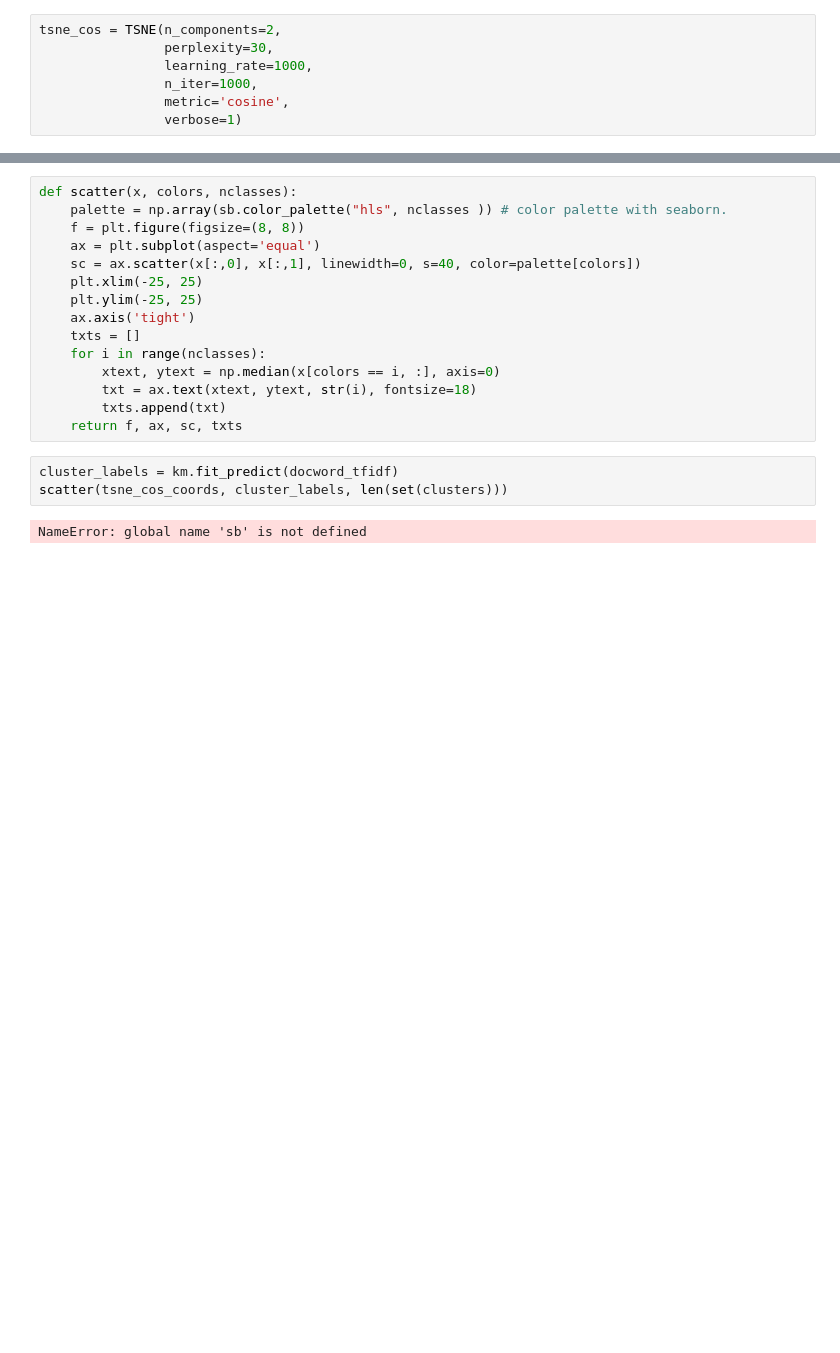
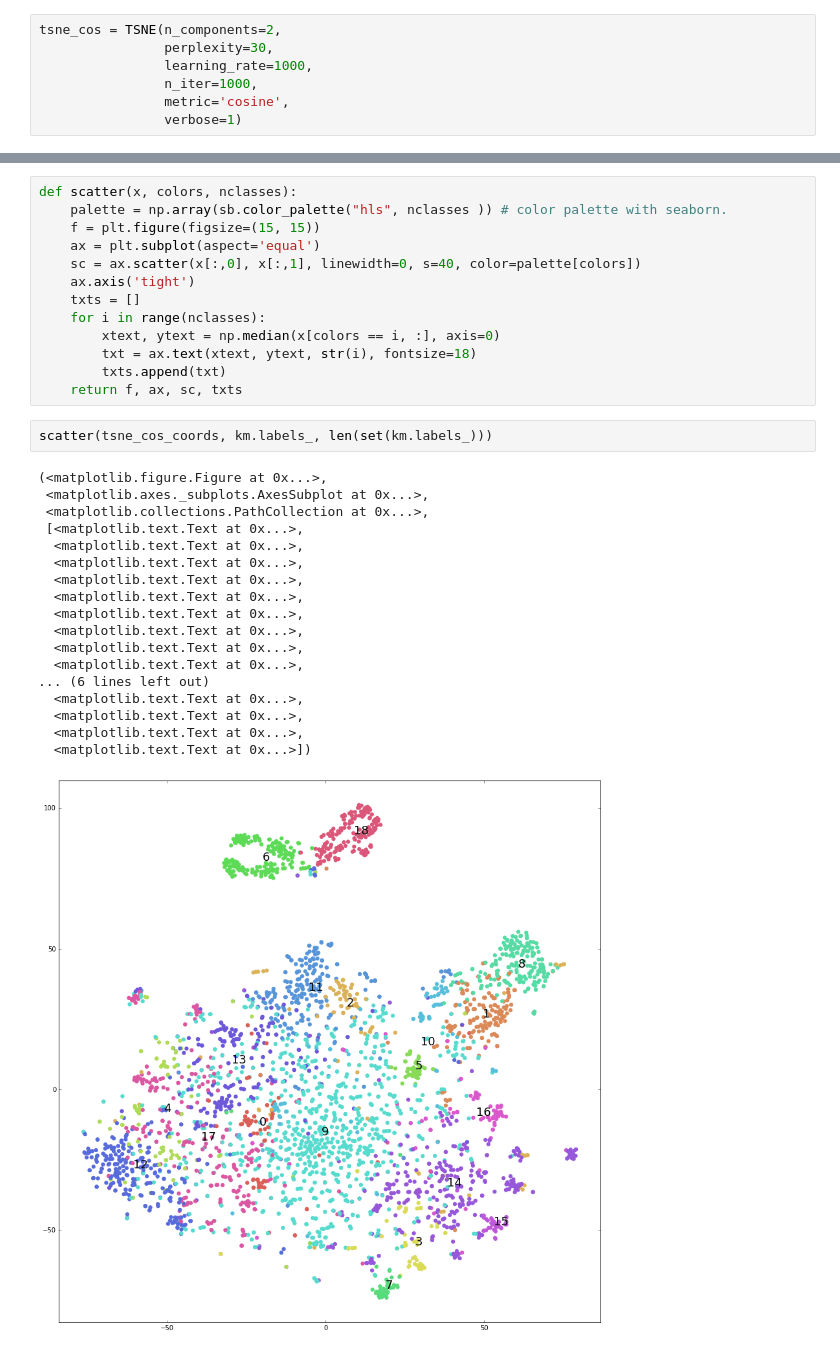
Before and after one commit to vitalv/doc-clustering-topic-modeling, a Jupyter notebook: doc-clustering-topic-modeling.ipynb, the cells around one changed output, grey strips where cells are left out. Drawn from its saved outputs; the diff is of its cells as text; blank space fills up the shorter version.

```diff
--- a/doc-clustering-topic-modeling.ipynb
+++ b/doc-clustering-topic-modeling.ipynb
@@ -234,11 +237,9 @@ tsne_cos_coords = tsne_cos.fit_transform(dist)
 # %%
 def scatter(x, colors, nclasses):
     palette = np.array(sb.color_palette("hls", nclasses )) # color palette with seaborn.
-    f = plt.figure(figsize=(8, 8))
+    f = plt.figure(figsize=(15, 15))
     ax = plt.subplot(aspect='equal')
     sc = ax.scatter(x[:,0], x[:,1], linewidth=0, s=40, color=palette[colors])
-    plt.xlim(-25, 25)
-    plt.ylim(-25, 25)
     ax.axis('tight')
     txts = []
     for i in range(nclasses):
@@ -246,8 +247,24 @@ def scatter(x, colors, nclasses):
         txt = ax.text(xtext, ytext, str(i), fontsize=18)
         txts.append(txt)
     return f, ax, sc, txts
-# %%
-cluster_labels = km.fit_predict(docword_tfidf)
-scatter(tsne_cos_coords, cluster_labels, len(set(clusters)))
-# %% [output]
-NameError: global name 'sb' is not defined
+# %%
+scatter(tsne_cos_coords, km.labels_, len(set(km.labels_)))
+# %% [output]
+(<matplotlib.figure.Figure at 0x...>,
+ <matplotlib.axes._subplots.AxesSubplot at 0x...>,
+ <matplotlib.collections.PathCollection at 0x...>,
+ [<matplotlib.text.Text at 0x...>,
+  <matplotlib.text.Text at 0x...>,
+  <matplotlib.text.Text at 0x...>,
+  <matplotlib.text.Text at 0x...>,
+  <matplotlib.text.Text at 0x...>,
+  <matplotlib.text.Text at 0x...>,
+  <matplotlib.text.Text at 0x...>,
+  <matplotlib.text.Text at 0x...>,
+  <matplotlib.text.Text at 0x...>,
+... (6 lines left out)
+  <matplotlib.text.Text at 0x...>,
+  <matplotlib.text.Text at 0x...>,
+  <matplotlib.text.Text at 0x...>,
+  <matplotlib.text.Text at 0x...>])
+[figure, added]
```
Also changed, not shown: parts of 11 cells of this notebook, 3 other files.
